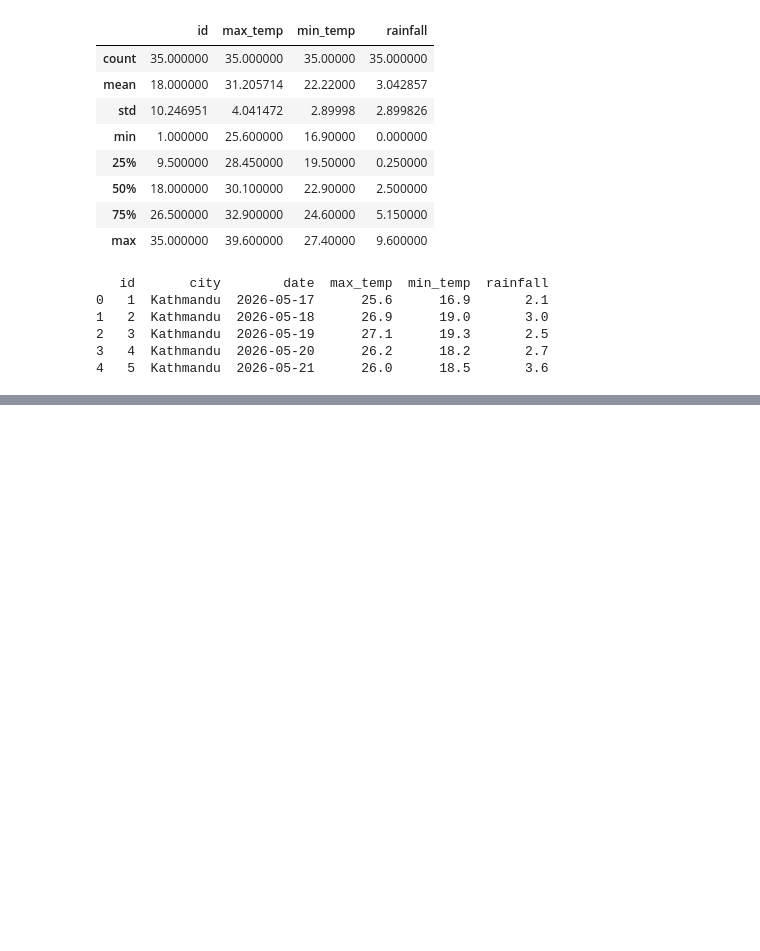
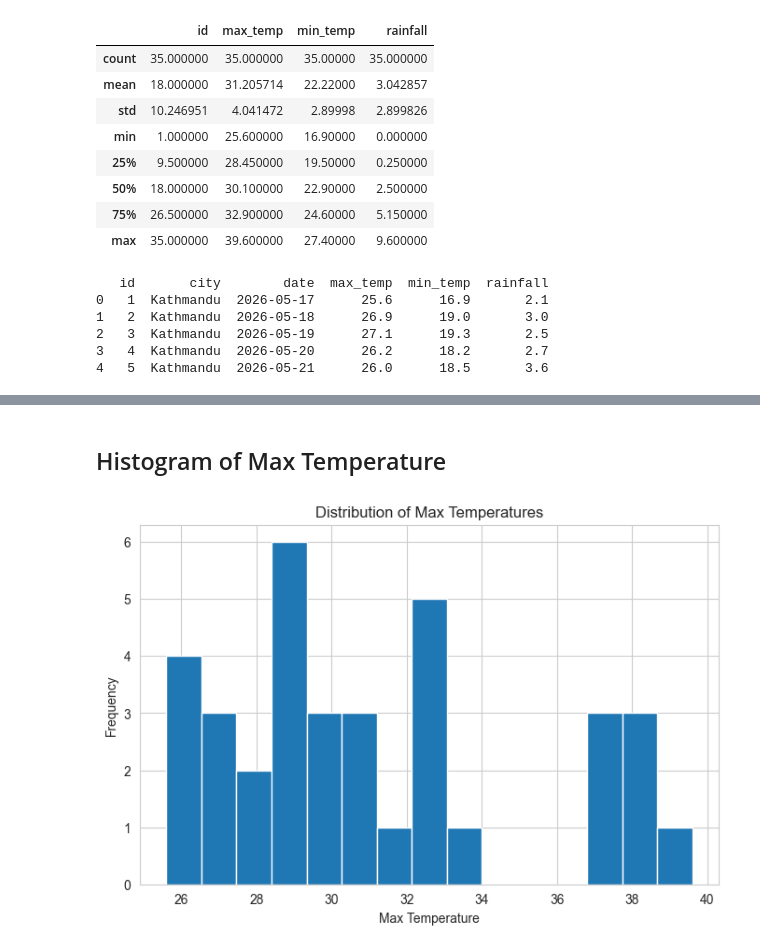
Before and after one commit to MaharjanSumit-59/AI_Data_Internship, a Jupyter notebook: week_5(EDA_Data_Analysis)/Task_2/task2.ipynb, the cells around one changed output, grey strips where cells are left out. Saved outputs shown, nothing was run; the diff lists cells and outputs as text; code cells hidden in the pictures; blank space fills up the shorter version.

```diff
--- a/week_5(EDA_Data_Analysis)/Task_2/task2.ipynb
+++ b/week_5(EDA_Data_Analysis)/Task_2/task2.ipynb
@@ -227,0 +275,18 @@ print(df.head())
+# %% [markdown]
+## Histogram of Max Temperature
+# %%
+plt.figure(figsize=(8,5))
+
+plt.hist(df["max_temp"], bins=15)
+
+plt.title("Distribution of Max Temperatures")
+
+plt.xlabel("Max Temperature")
+
+plt.ylabel("Frequency")
+
+plt.savefig("charts/max_temp_histogram.png")
+
+plt.show()
+# %% [output]
+[figure, added]
```
Also changed, not shown: parts of 20 cells of this notebook, 6 other files.
